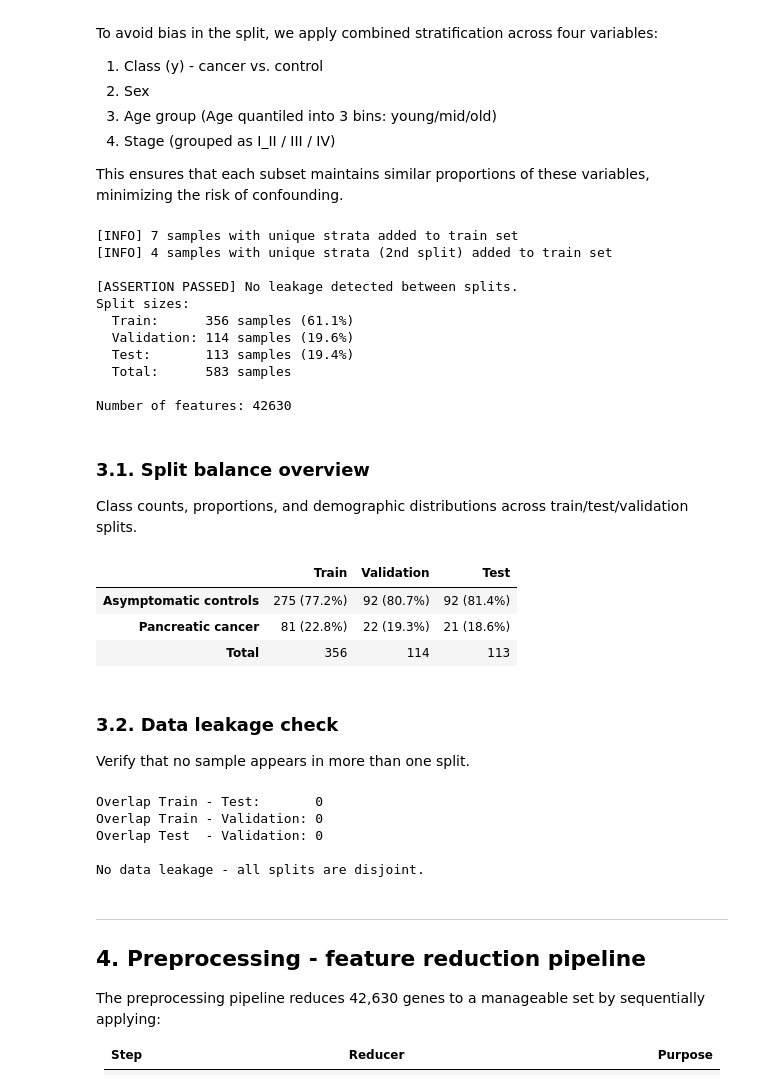
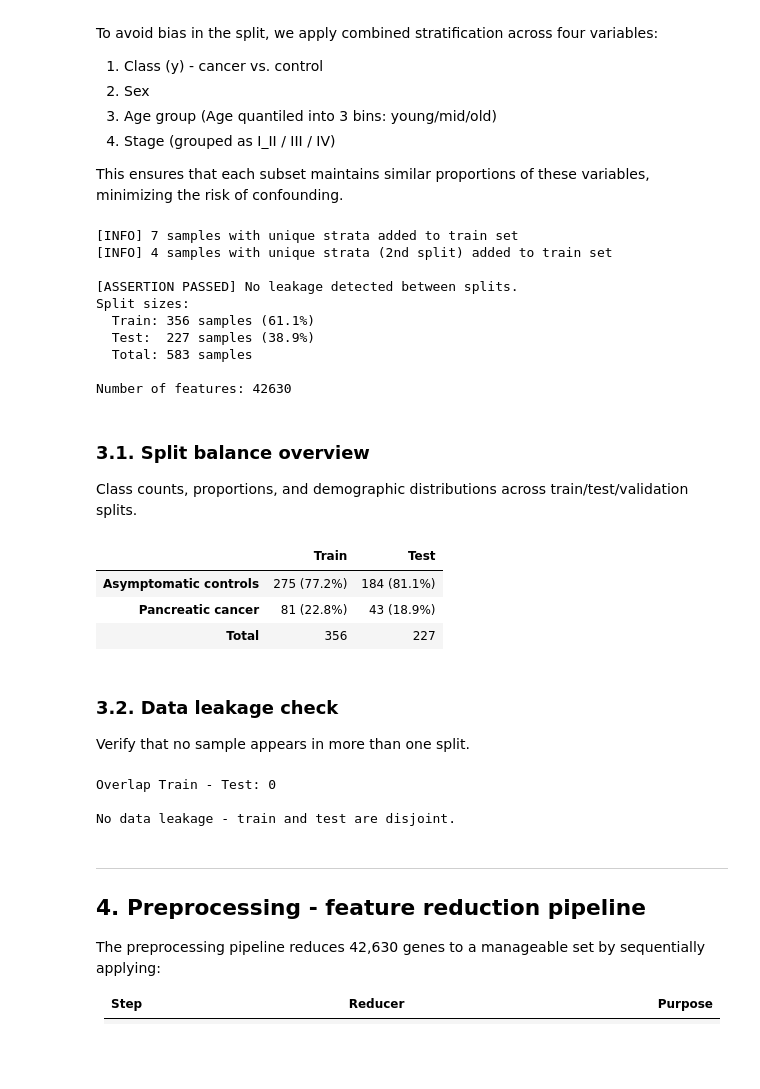
Before and after one commit to kasiaOsowska/platelet_rna_pancreatic_cancer, a Jupyter notebook: 1_data_preparation.ipynb, the cells around one changed output. Cells and saved outputs as stored; diff of their text form; code cells hidden in the pictures; blank space fills up the shorter version.

```diff
--- a/1_data_preparation.ipynb
+++ b/1_data_preparation.ipynb
@@ -302,11 +302,15 @@ X_train, X_test, X_valid, y_train, y_test, y_valid = (
     ds.get_train_test_valid_split(ds.X, y_encoded, test_size=TEST_SIZE, valid_size=VALID_SIZE)
 )
 
-print(f"Split sizes:")
-print(f"  Train:      {X_train.shape[0]} samples ({X_train.shape[0]/ds.X.shape[0]*100:.1f}%)")
-print(f"  Validation: {X_valid.shape[0]} samples ({X_valid.shape[0]/ds.X.shape[0]*100:.1f}%)")
-print(f"  Test:       {X_test.shape[0]} samples ({X_test.shape[0]/ds.X.shape[0]*100:.1f}%)")
-print(f"  Total:      {X_train.shape[0] + X_valid.shape[0] + X_test.shape[0]} samples")
+# zbior walidacyjny doklejamy do testowego; dalej uzywamy tylko train i test
+X_test = pd.concat([X_test, X_valid])
+y_test = pd.concat([y_test, y_valid])
+del X_valid, y_valid
+
+print("Split sizes:")
+print(f"  Train: {X_train.shape[0]} samples ({X_train.shape[0]/ds.X.shape[0]*100:.1f}%)")
+print(f"  Test:  {X_test.shape[0]} samples ({X_test.shape[0]/ds.X.shape[0]*100:.1f}%)")
+print(f"  Total: {X_train.shape[0] + X_test.shape[0]} samples")
 print(f"\nNumber of features: {X_train.shape[1]}")
 # %% [output]
 [INFO] 7 samples with unique strata added to train set
@@ -314,10 +318,9 @@ print(f"\nNumber of features: {X_train.shape[1]}")
 
 [ASSERTION PASSED] No leakage detected between splits.
 Split sizes:
-  Train:      356 samples (61.1%)
-  Validation: 114 samples (19.6%)
-  Test:       113 samples (19.4%)
-  Total:      583 samples
+  Train: 356 samples (61.1%)
+  Test:  227 samples (38.9%)
+  Total: 583 samples
 
 Number of features: 42630
 # %% [markdown]
@@ -327,63 +330,47 @@ Class counts, proportions, and demographic distributions across train/test/valid
 # %%
 split_summary = pd.DataFrame({
     'Train': y_train.value_counts().sort_index(),
-    'Validation': y_valid.value_counts().sort_index(),
     'Test': y_test.value_counts().sort_index(),
 })
 split_summary.index = [le.inverse_transform([i])[0] for i in split_summary.index]
 
 split_pct = pd.DataFrame({
     'Train (%)': y_train.value_counts(normalize=True).sort_index() * 100,
-    'Validation (%)': y_valid.value_counts(normalize=True).sort_index() * 100,
     'Test (%)': y_test.value_counts(normalize=True).sort_index() * 100,
 })
 split_pct.index = split_summary.index
 combined = pd.DataFrame({
     'Train': split_summary['Train'].astype(str) + ' (' + split_pct['Train (%)'].round(1).astype(str) + '%)',
-    'Validation': split_summary['Validation'].astype(str) + ' (' + split_pct['Validation (%)'].round(1).astype(str) + '%)',
     'Test': split_summary['Test'].astype(str) + ' (' + split_pct['Test (%)'].round(1).astype(str) + '%)',
 })
 
 totals = split_summary.sum()
-combined.loc['Total'] = [str(totals['Train']), str(totals['Validation']), str(totals['Test'])]
+combined.loc['Total'] = [str(totals['Train']), str(totals['Test'])]
 
 display(combined)
-
-stage_col = ds.meta['Stage'].copy()
-stage_col = stage_col.replace({'I': 'I-II', 'II': 'I-II'})
 
 plot_split_balance({
     'Train': (y_train, ds.sex.loc[X_train.index], ds.age.loc[X_train.index], ds.meta["Stage"].loc[X_train.index].replace({'I': 'I-II', 'II': 'I-II'})),
     'Test':  (y_test,  ds.sex.loc[X_test.index],  ds.age.loc[X_test.index],  ds.meta["Stage"].loc[X_test.index].replace({'I': 'I-II', 'II': 'I-II'})),
-    'Valid': (y_valid, ds.sex.loc[X_valid.index], ds.age.loc[X_valid.index], ds.meta["Stage"].loc[X_valid.index].replace({'I': 'I-II', 'II': 'I-II'})),
 })
 # %% [output]
-|  | Train | Validation | Test |
-| Asymptomatic controls | 275 (77.2%) | 92 (80.7%) | 92 (81.4%) |
-| Pancreatic cancer | 81 (22.8%) | 22 (19.3%) | 21 (18.6%) |
-| Total | 356 | 114 | 113 |
+|  | Train | Test |
+| Asymptomatic controls | 275 (77.2%) | 184 (81.1%) |
+| Pancreatic cancer | 81 (22.8%) | 43 (18.9%) |
+| Total | 356 | 227 |
 # %% [markdown]
 ### 3.2. Data leakage check
 
 Verify that no sample appears in more than one split.
 # %%
 train_test_overlap = X_train.index.intersection(X_test.index)
-train_valid_overlap = X_train.index.intersection(X_valid.index)
-test_valid_overlap = X_test.index.intersection(X_valid.index)
-
-print(f"Overlap Train - Test:       {len(train_test_overlap)}")
-print(f"Overlap Train - Validation: {len(train_valid_overlap)}")
-print(f"Overlap Test  - Validation: {len(test_valid_overlap)}")
-
-assert len(train_test_overlap) + len(train_valid_overlap) + len(test_valid_overlap) == 0, \
-    "Data leakage"
-print("\nNo data leakage - all splits are disjoint.")
+print(f"Overlap Train - Test: {len(train_test_overlap)}")
+assert len(train_test_overlap) == 0, "Data leakage"
+print("\nNo data leakage - train and test are disjoint.")
 # %% [output]
-Overlap Train - Test:       0
-Overlap Train - Validation: 0
-Overlap Test  - Validation: 0
+Overlap Train - Test: 0
 
-No data leakage - all splits are disjoint.
+No data leakage - train and test are disjoint.
 # %% [markdown]
 ---
 
```
Also changed, not shown: parts of 4 cells of this notebook, 18 other files.
